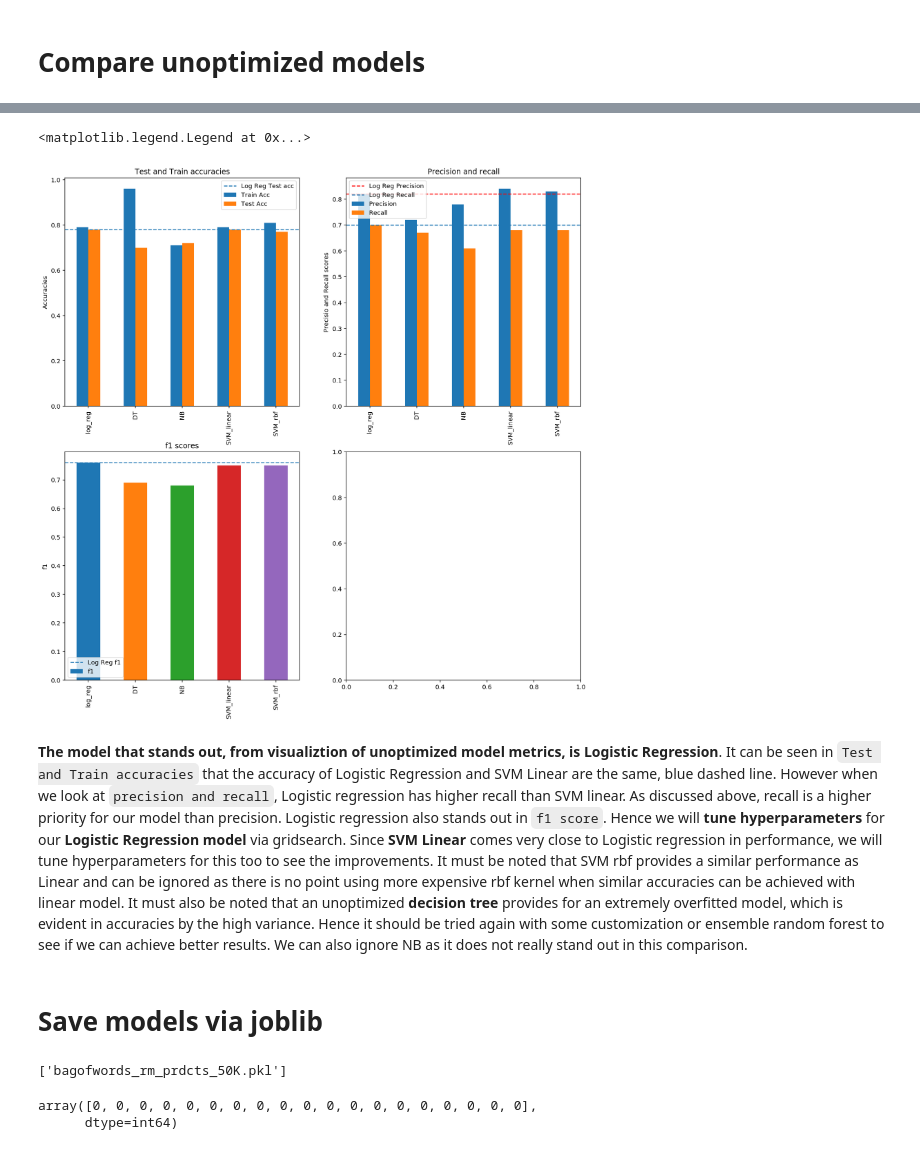
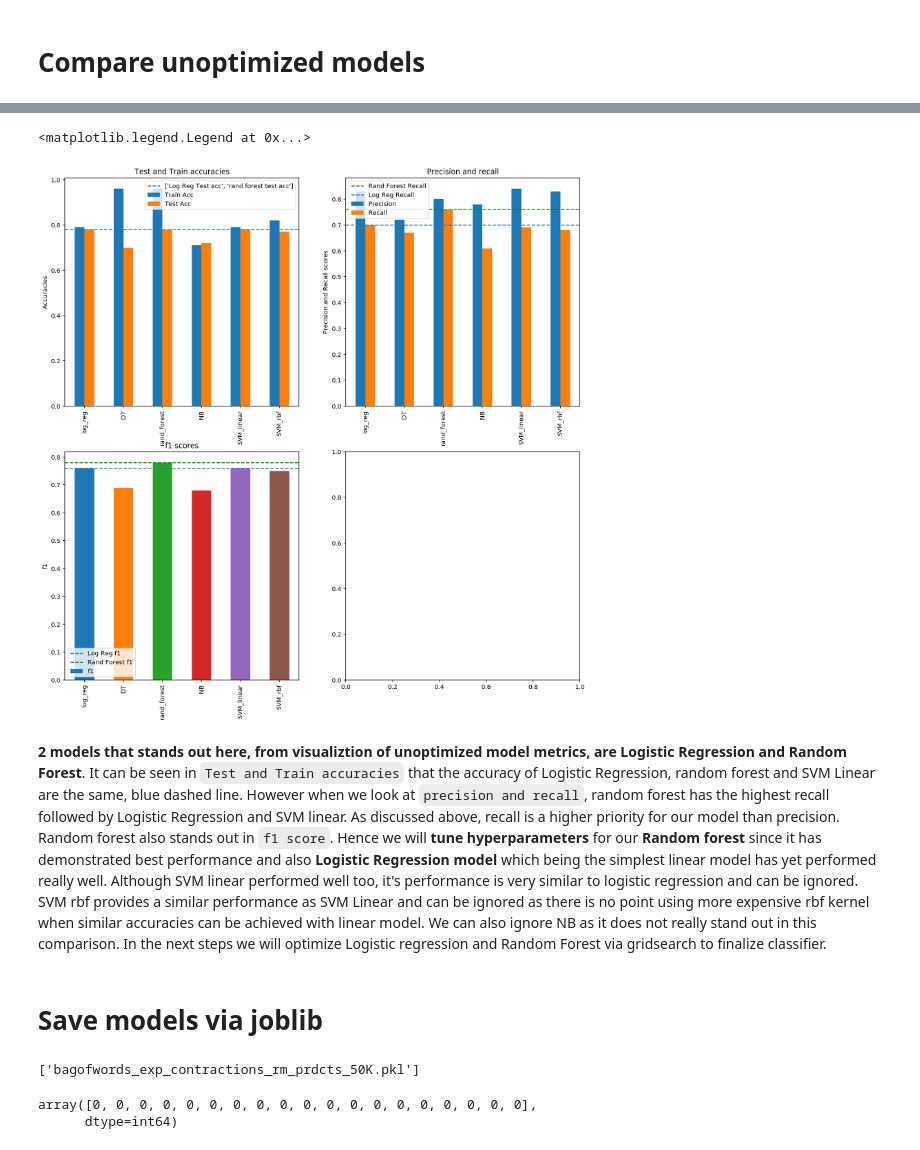
Before and after one commit to apandey86/capstone_community_problems, a Jupyter notebook: vectorization_fit_model.ipynb, the cells around one changed output, grey strips where cells are left out. Saved outputs shown, nothing was run; the diff lists cells and outputs as text; code cells hidden in the pictures.

```diff
--- a/vectorization_fit_model.ipynb
+++ b/vectorization_fit_model.ipynb
@@ -529,0 +538,4 @@ f1_score(y_test, y_pred_DT)
+# %%
+#Fit random forest
+rand_forest = RandomForestClassifier()
+rand_forest.fit(X_train_transformed_df, y_train)
@@ -529,0 +551,11 @@ f1_score(y_test, y_pred_DT)
+# %%
+#Confusion matrix
+y_pred_rf = rand_forest.predict(X_test_transformed_df)
+
+# Generate confusion matrix
+cf_matrix = confusion_matrix(y_test, y_pred_rf)
+cf_matrix
+
+# Plot
+ConfusionMatrixDisplay(cf_matrix, display_labels=['Non greivance','Greivance']).plot()
+plt.show()
@@ -657,10 +703,10 @@ f1_score(y_test, y_pred_SVM_rbf)
 metrics = {'Train Acc':[], 'Test Acc':[], 'Precision':[], 'Recall':[], 'f1':[]}
 
 #model list
-models = [unoptimized_log_reg, DT_model, NB, SVM_linear, SVM_rbf]
+models = [log_reg, DT_model, rand_forest, NB, SVM_linear, SVM_rbf]
 
 #pred variables list
-y_preds = [y_pred_log_reg, y_pred_DT, y_pred_NB,
+y_preds = [y_pred_log_reg, y_pred_DT, y_pred_rf, y_pred_NB,
           y_pred_SVM_linear, y_pred_SVM_rbf]
 
 #Train and test acc
@@ -685,4 +731,4 @@ metrics
 # %%
 #Create df
-metrics_df = pd.DataFrame(data = metrics, index = ['log_reg', 'DT', 'NB', 'SVM_linear', 'SVM_rbf' ])
+metrics_df = pd.DataFrame(data = metrics, index = ['log_reg', 'DT', 'rand_forest' ,'NB', 'SVM_linear', 'SVM_rbf' ])
 metrics_df.head()
@@ -698,40 +744,42 @@ metrics_df.head()
 # %%
 #Visualize metrics
 fig, axes = plt.subplots(figsize = (15,15),nrows=2, ncols=2)
 
 #subplot 1 - test and train acc
 metrics_df.iloc[:,:2].plot.bar(ax = axes[0,0], title = "Test and Train accuracies")
 axes[0,0].axhline( y = 0.78, xmin = 0, xmax =1 , linestyle = '--',
-                 label = 'Log Reg Test acc')
+                 label = ['Log Reg Test acc', 'rand forest test acc'])
 axes[0,0].set_ylabel('Accuracies')
 axes[0,0].legend()
 
 #subplot 2 - precision and recall
 metrics_df.iloc[:,2:4].plot.bar(ax = axes[0,1], title = 'Precision and recall')
-axes[0,1].axhline( y = 0.82, xmin = 0, xmax =1 , linestyle = '--',
-                 label = 'Log Reg Precision', color ='red')
+axes[0,1].axhline( y = 0.76, xmin = 0, xmax =1 , linestyle = '--',
+                 label = 'Rand Forest Recall', color ='green')
 axes[0,1].axhline( y = 0.7, xmin = 0, xmax =1 , linestyle = '--',
                  label = 'Log Reg Recall')
-axes[0,1].set_ylabel('Precisio and Recall scores')
+axes[0,1].set_ylabel('Precision and Recall scores')
 axes[0,1].legend()
 
 #subplot 3 - f1
 metrics_df['f1'].plot.bar(ax = axes[1,0], title ='f1 scores')
 axes[1,0].axhline( y = 0.76, xmin = 0, xmax =1 , linestyle = '--',
                  label = 'Log Reg f1')
+axes[1,0].axhline( y = 0.78, xmin = 0, xmax =1 , linestyle = '--',
+                 label = 'Rand Forest f1', color ='green')
 axes[1,0].set_ylabel('f1')
 axes[1,0].legend()
 # %% [output]
 <matplotlib.legend.Legend at 0x...>
-[figure, old version]
+[figure, new version]
 # %% [markdown]
-**The model that stands out, from visualiztion of unoptimized model metrics, is Logistic Regression**. It can be seen in `Test and Train accuracies` that the accuracy of Logistic Regression and SVM Linear are the same, blue dashed line. However when we look at `precision and recall`, Logistic regression has higher recall than SVM linear. As discussed above, recall is a higher priority for our model than precision. Logistic regression also stands out in `f1 score`. Hence we will **tune hyperparameters** for our **Logistic Regression model** via gridsearch. Since **SVM Linear** comes very close to Logistic regression in performance, we will tune hyperparameters for this too to see the improvements. It must be noted that SVM rbf provides a similar performance as Linear and can be ignored as there is no point using more expensive rbf kernel when similar accuracies can be achieved with linear model. It must also be noted that an unoptimized **decision tree** provides for an extremely overfitted model, which is evident in accuracies by the high variance. Hence it should be tried again with some customization or ensemble random forest to see if we can achieve better results. We can also ignore NB as it does not really stand out in this comparison.
+**2 models that stands out here, from visualiztion of unoptimized model metrics, are Logistic Regression and Random Forest**. It can be seen in `Test and Train accuracies` that the accuracy of Logistic Regression, random forest and SVM Linear are the same, blue dashed line. However when we look at `precision and recall`, random forest has the highest recall followed by Logistic Regression and SVM linear. As discussed above, recall is a higher priority for our model than precision. Random forest also stands out in `f1 score`. Hence we will **tune hyperparameters** for our **Random forest** since it has demonstrated best performance and  also **Logistic Regression model** which being the simplest linear model has yet performed really well. Although SVM linear performed well too, it's performance is very similar to logistic regression and can be ignored. SVM rbf provides a similar performance as  SVM Linear and can be ignored as there is no point using more expensive rbf kernel when similar accuracies can be achieved with linear model. We can also ignore NB as it does not really stand out in this comparison. In the next steps we will optimize Logistic regression and Random Forest via gridsearch to finalize classifier.
 # %% [markdown]
 # Save models via joblib
 # %%
-#Dump models into models folder
-joblib.dump(bagofwords, 'bagofwords_rm_prdcts_50K.pkl')
+#Save vectorizer
+joblib.dump(bagofwords, 'bagofwords_exp_contractions_rm_prdcts_50K.pkl')
 # %% [output]
-['bagofwords_rm_prdcts_50K.pkl']
+['bagofwords_exp_contractions_rm_prdcts_50K.pkl']
 # %%
 #Load saved models
```
Also changed, not shown: parts of 37 cells of this notebook, 10 other files.
